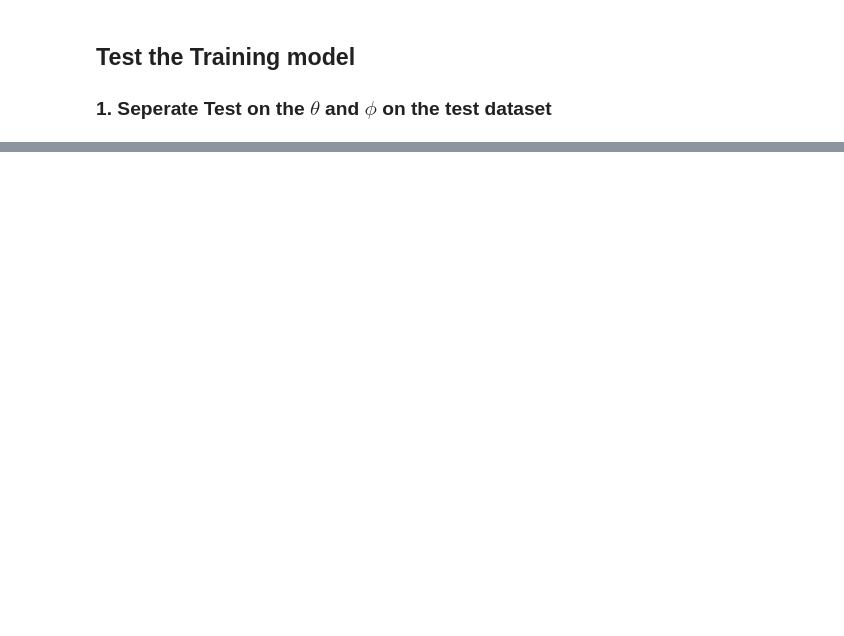
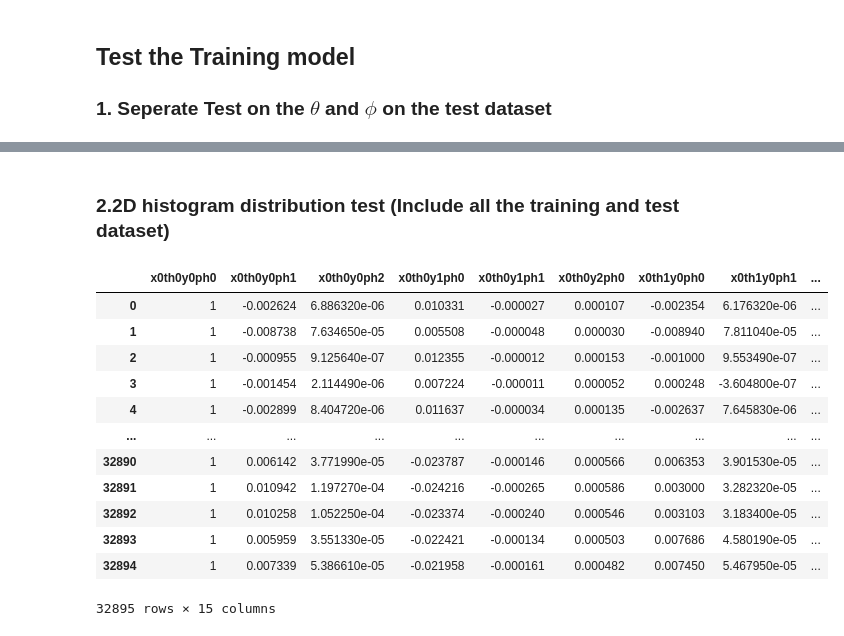
Before and after one commit to Jiansiyu/spectrometer_nn, a Jupyter notebook: training_nn/optics_nn.ipynb, the cells around one changed output, grey strips where cells are left out. Saved outputs shown, nothing was run; the diff lists cells and outputs as text; code cells hidden in the pictures; blank space fills up the shorter version.

```diff
--- a/training_nn/optics_nn.ipynb
+++ b/training_nn/optics_nn.ipynb
@@ -333,21 +282,2 @@ for epoch in range(1):  # loop over the dataset multiple times
-# %%
-print('Finished Training')
-model_PATH = './model/net.pth'
-torch.save(net.state_dict(), model_PATH)
-
-net = OptNet()
-net.load_state_dict(torch.load(model_PATH))
-
-test_loss = 0
-mseArr = []
-with torch.no_grad():
-    for i in range(len(y_test)):
-        positions = X_test[i]
-        labels = y_test[i]
-        outputs = net(positions)
-        loss = criterion(outputs,labels)
-        test_loss += loss
-        mseArr.append(loss)
-print('test_error is :{}   / {}'.format(test_loss,sum(mseArr)/len(mseArr)))
-# %% [markdown]
-#
+# %% [markdown]
+### 2.2D histogram distribution test (Include all the training and test dataset)
@@ -353,0 +297,25 @@ print('test_error is :{}   / {}'.format(test_loss,sum(mseArr)/len(mseArr)))
+# %%
+alldatadf = data[data.runID.eq(2257)]
+# get the theta and phi dimension and get the predictions
+alldata = alldatadf.drop(labels=['evtID','runID','SieveRowID','SieveColID','CutID','bpmX','bpmY','targCalTh','targCalPh'], axis=1)
+
+alldatatensor = torch.tensor(alldata.to_numpy()).float()
+
+theta = predictor(theta_model_PATH,alldatatensor)
+phi   = predictor(phi_model_PATH,alldatatensor)
+
+alldata
+# %% [output]
+|  | x0th0y0ph0 | x0th0y0ph1 | x0th0y0ph2 | x0th0y1ph0 | x0th0y1ph1 | x0th0y2ph0 | x0th1y0ph0 | x0th1y0ph1 | ... |
+| 0 | 1 | -0.002624 | 6.886320e-06 | 0.010331 | -0.000027 | 0.000107 | -0.002354 | 6.176320e-06 | ... |
+| 1 | 1 | -0.008738 | 7.634650e-05 | 0.005508 | -0.000048 | 0.000030 | -0.008940 | 7.811040e-05 | ... |
+| 2 | 1 | -0.000955 | 9.125640e-07 | 0.012355 | -0.000012 | 0.000153 | -0.001000 | 9.553490e-07 | ... |
+| 3 | 1 | -0.001454 | 2.114490e-06 | 0.007224 | -0.000011 | 0.000052 | 0.000248 | -3.604800e-07 | ... |
+| 4 | 1 | -0.002899 | 8.404720e-06 | 0.011637 | -0.000034 | 0.000135 | -0.002637 | 7.645830e-06 | ... |
+| ... | ... | ... | ... | ... | ... | ... | ... | ... | ... |
+| 32890 | 1 | 0.006142 | 3.771990e-05 | -0.023787 | -0.000146 | 0.000566 | 0.006353 | 3.901530e-05 | ... |
+| 32891 | 1 | 0.010942 | 1.197270e-04 | -0.024216 | -0.000265 | 0.000586 | 0.003000 | 3.282320e-05 | ... |
+| 32892 | 1 | 0.010258 | 1.052250e-04 | -0.023374 | -0.000240 | 0.000546 | 0.003103 | 3.183400e-05 | ... |
+| 32893 | 1 | 0.005959 | 3.551330e-05 | -0.022421 | -0.000134 | 0.000503 | 0.007686 | 4.580190e-05 | ... |
+| 32894 | 1 | 0.007339 | 5.386610e-05 | -0.021958 | -0.000161 | 0.000482 | 0.007450 | 5.467950e-05 | ... |
+32895 rows × 15 columns
```
Also changed, not shown: parts of 24 cells of this notebook, 12 other files.
